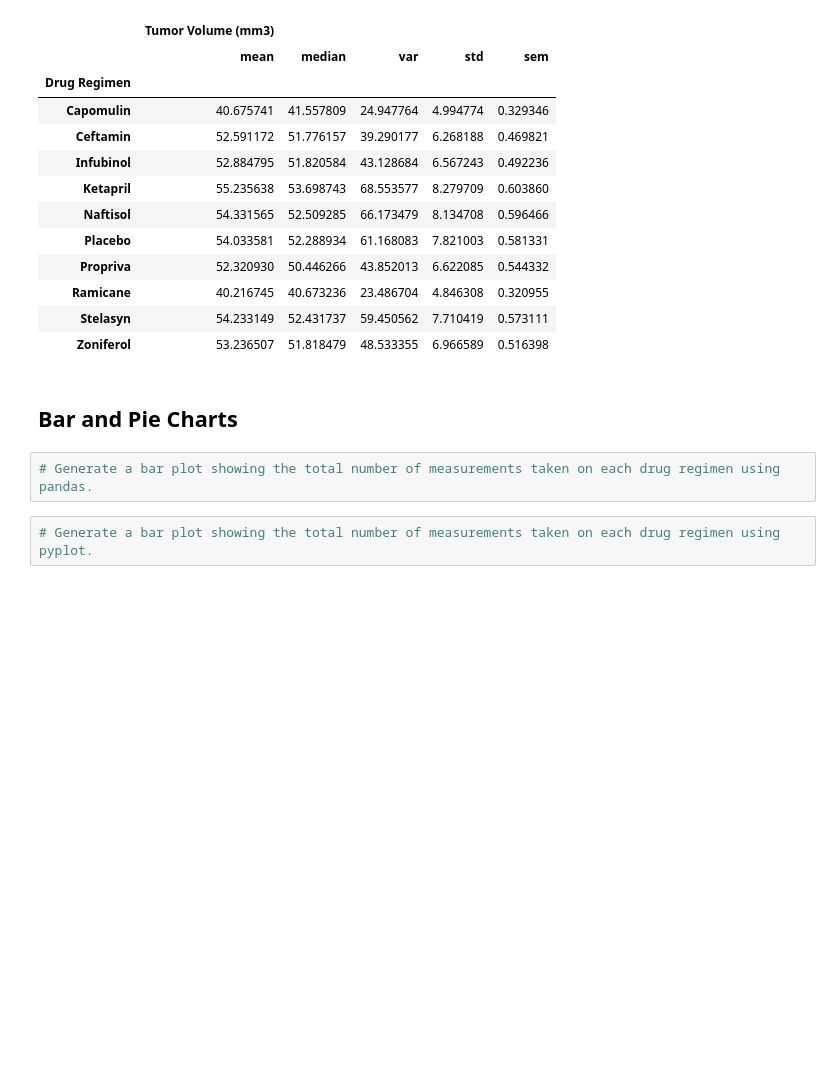
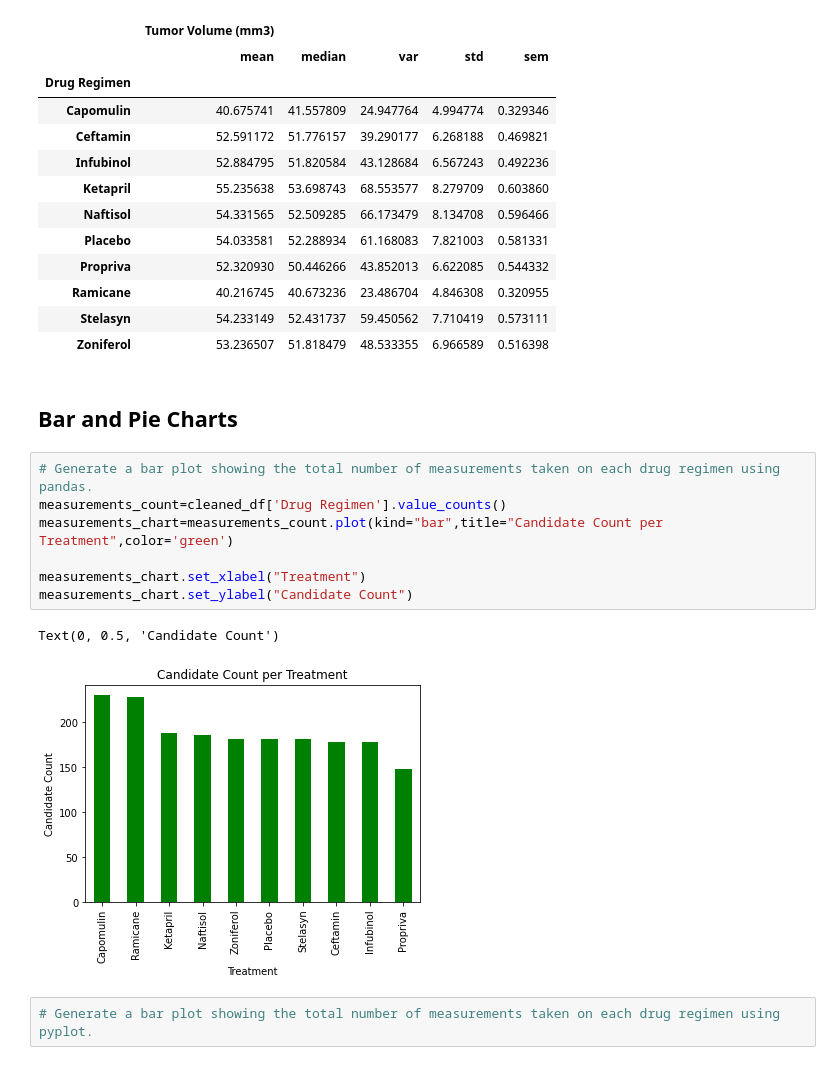
Before and after one commit to Mitchemoto/matplotlib-challenge, a Jupyter notebook: Pymaceuticals/pymaceuticals_starter.ipynb, the cells around one changed output. Drawn from its saved outputs; the diff is of its cells as text; blank space fills up the shorter version.

```diff
--- a/Pymaceuticals/pymaceuticals_starter.ipynb
+++ b/Pymaceuticals/pymaceuticals_starter.ipynb
@@ -163,6 +160,14 @@ sum_stats
 ## Bar and Pie Charts
 # %%
 # Generate a bar plot showing the total number of measurements taken on each drug regimen using pandas.
+measurements_count=cleaned_df['Drug Regimen'].value_counts()
+measurements_chart=measurements_count.plot(kind="bar",title="Candidate Count per Treatment",color='green')
+
+measurements_chart.set_xlabel("Treatment")
+measurements_chart.set_ylabel("Candidate Count")
+# %% [output]
+Text(0, 0.5, 'Candidate Count')
+[figure, added]
 # %%
 # Generate a bar plot showing the total number of measurements taken on each drug regimen using pyplot.
 # %%
```
Also changed, not shown: parts of 2 cells of this notebook.
